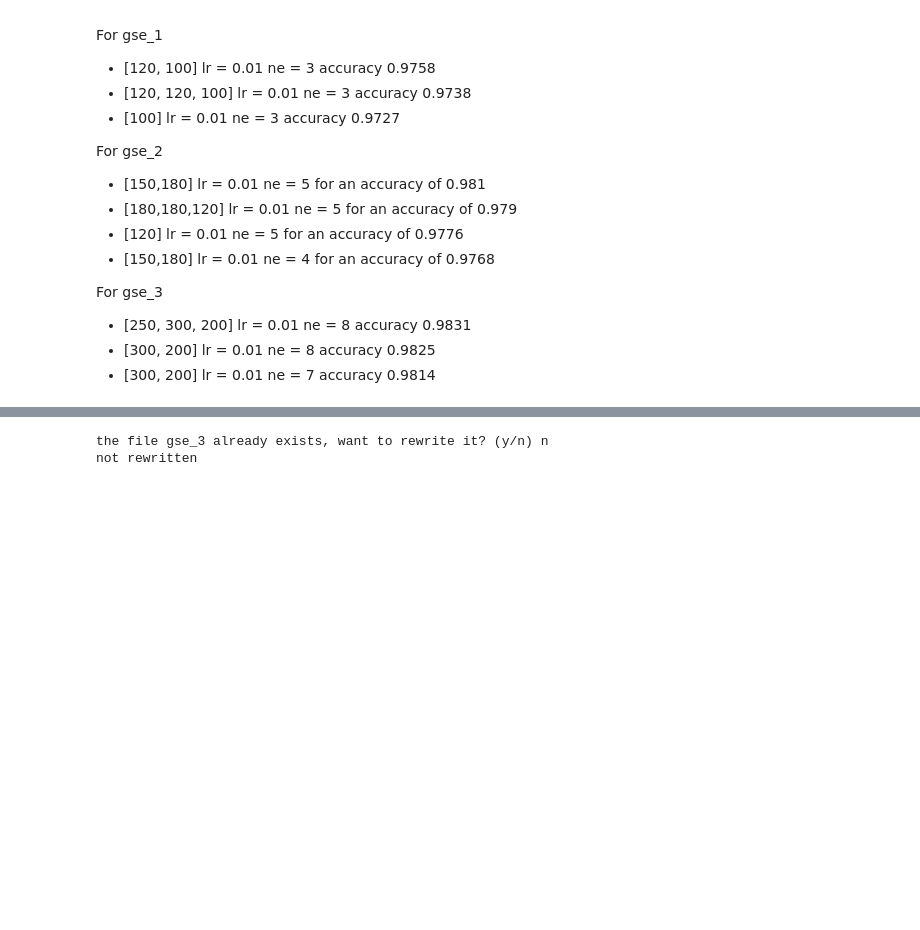
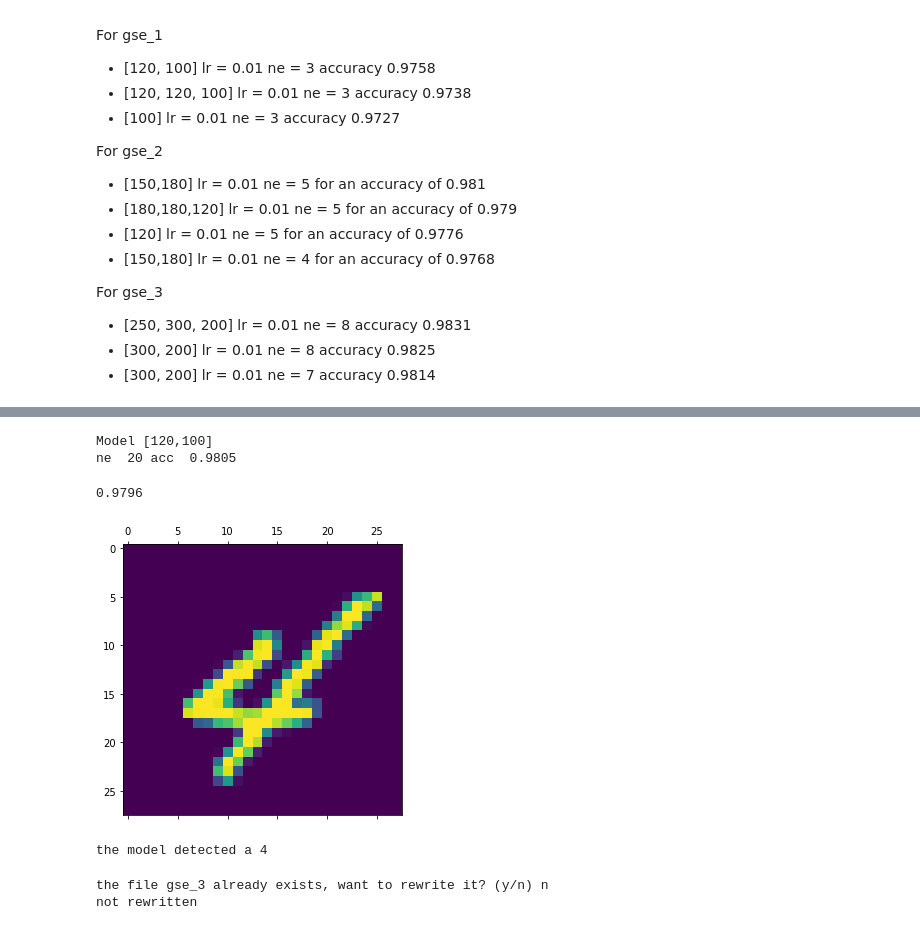
Before and after one commit to Oriol23/Making-a-perceptron-from-scratch, a Jupyter notebook: Multi layered perceptron.ipynb, the cells around one changed output, grey strips where cells are left out. Saved outputs shown, nothing was run; the diff lists cells and outputs as text; code cells hidden in the pictures; blank space fills up the shorter version.

Commit message:
finished fine tuning the model and saved it

```diff
--- a/Multi layered perceptron.ipynb
+++ b/Multi layered perceptron.ipynb
@@ -380,6 +380,12 @@ class Perceptron():
 
             #return acc, confusion_matrix
         return acc
+
+
+    def identify(self,digit):
+        #returns the digit
+        p = self.model.forward(digit)
+        return np.argmax(p)
 # %%
 perc = Perceptron([784,40,40,10])
 # %%
@@ -902,0 +966,42 @@ For gse_3
+# %%
+#Final model [120,100]
+print('Model [120,100]')
+perc_6 = Perceptron([784,120,100,10])
+
+lr = 0.01
+batch = 5
+nepoch = 20
+perc_6.train(training_data[0],training_data[1],lr,batch,nepoch)
+acc6 = perc_6.accuracy(validation_data[0],validation_data[1])
+print('ne ',nepoch,'acc ',acc6)
+# %% [output]
+Model [120,100]
+ne  20 acc  0.9805
+# %%
+perc_6.accuracy(test_data[0],test_data[1])
+#Doing a final test we see that the accuracy is still around 98 even with the test data instead of the validation,
+#so no overfittingtook place
+# %% [output]
+0.9796
+# %%
+#save
+with open('perceptron_model.pkl', 'wb') as f:
+    pickle.dump(perc_6, f)
+# %%
+#load
+with open('perceptron_model.pkl', 'rb') as f:
+    perceptron_model = pickle.load(f)
+# %%
+arrayid = 127
+
+matrix = training_data[0][arrayid].reshape(28,28)
+fig, ax = plt.subplots(1,1,figsize=(5,5)) #12
+im=ax.matshow(matrix,aspect='auto')
+plt.show()
+
+d = training_data[0][arrayid]
+print('the model detected a',perceptron_model.identify(d))
+#the loaded model works just fine
+# %% [output]
+[figure, added]
+the model detected a 4
```
Also changed, not shown: parts of 9 cells of this notebook, 1 other file.
